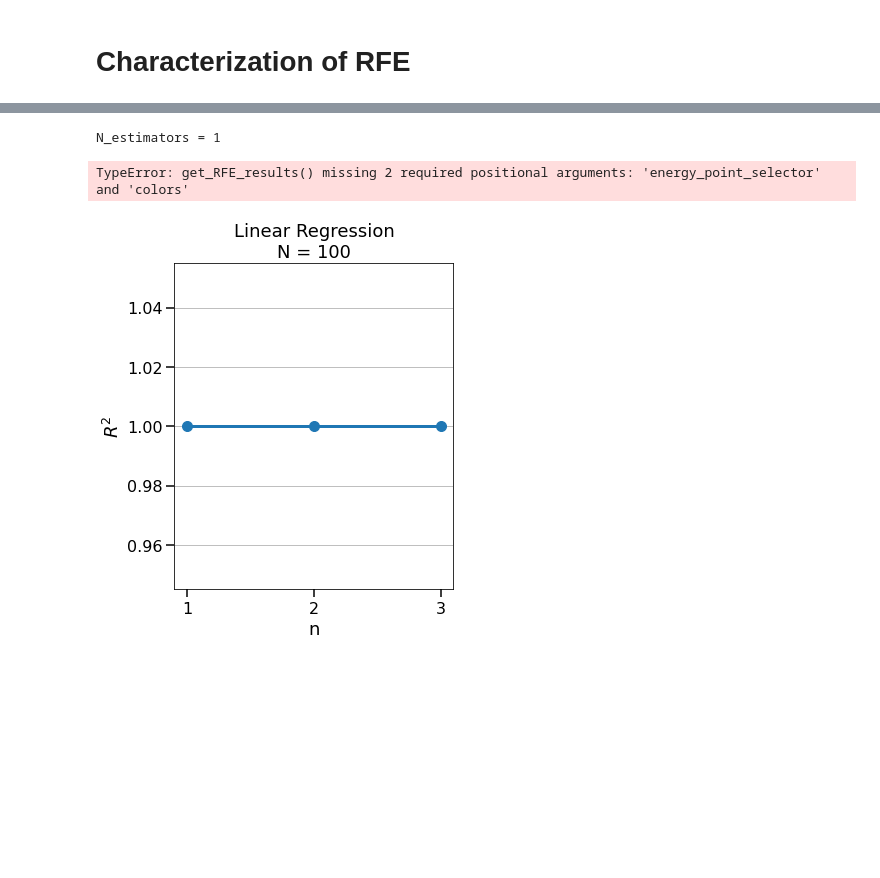
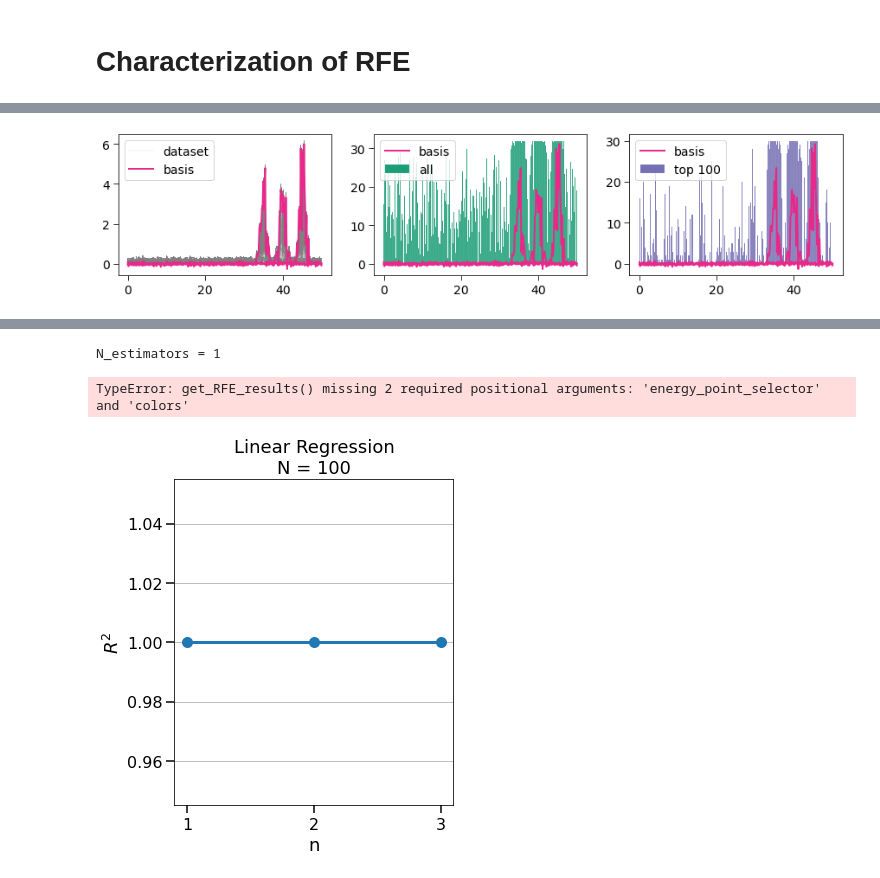
Before and after one commit to stetef/nano-XANES-microscopy-of-Fe, a Jupyter notebook: RFE characterization.ipynb, the cells around one changed output, grey strips where cells are left out. Cells and saved outputs as stored; diff of their text form; code cells hidden in the pictures; blank space fills up the shorter version.

```diff
--- a/RFE characterization.ipynb
+++ b/RFE characterization.ipynb
@@ -39,3 +78,40 @@ basis.shape
+# %%
+ranks = np.array([rfe.ranking_ for rfe in rfes], dtype=float)
+res = x[1] - x[0]
+bins = len(x)
+hist, bvals = np.histogram(Is.reshape(-1), bins=bins, range=(0, len(x)))
+
+fig, axes = plt.subplots(figsize=(15, 3), ncols=3)
+data, coeffs = generate_linear_combos(basis, **kwargs)
+for i, d in enumerate(data):
+    if i == 0:
+        label = 'dataset'
+    else:
+        label = None
+    axes[0].plot(x, d, linewidth=0.1, c='gray', label=label)
+
+scaled_ranks = np.sum(ranks, axis=0) / reps
+importance = len(x) - scaled_ranks - np.min(len(x) - scaled_ranks)
+
+axes[1].bar(x, importance, width=res, ec='w', linewidth=0.1,
+            color=plt.cm.Dark2(0), label='all')
+axes[2].bar(x, hist, width=res, linewidth=0.1, ec='w', color=plt.cm.Dark2(2),
+            label=f'top {best_n}')
+for i, b in enumerate(basis):
+    if i == 0:
+        label = 'basis'
+    else:
+        label = None
+    axes[0].plot(x, b, linewidth=2, c=plt.cm.Dark2(3), label=label)
+    axes[1].plot(x, b / axes[0].get_ylim()[1] * axes[1].get_ylim()[1], linewidth=2,
+                 c=plt.cm.Dark2(3), label=label)
+    axes[2].plot(x, b / axes[0].get_ylim()[1] * axes[2].get_ylim()[1], linewidth=2,
+                 c=plt.cm.Dark2(3), label=label)
+for ax in axes:
+    ax.tick_params(length=6, labelsize=14)
+    ax.legend(fontsize=14, loc=2)
+# %% [output]
+[figure, added]
 # %%
 base_estimator = 'Linear Regression'
 #base_estimator = 'Random Forest'
```
Also changed, not shown: parts of 6 cells of this notebook, 2 other files.
